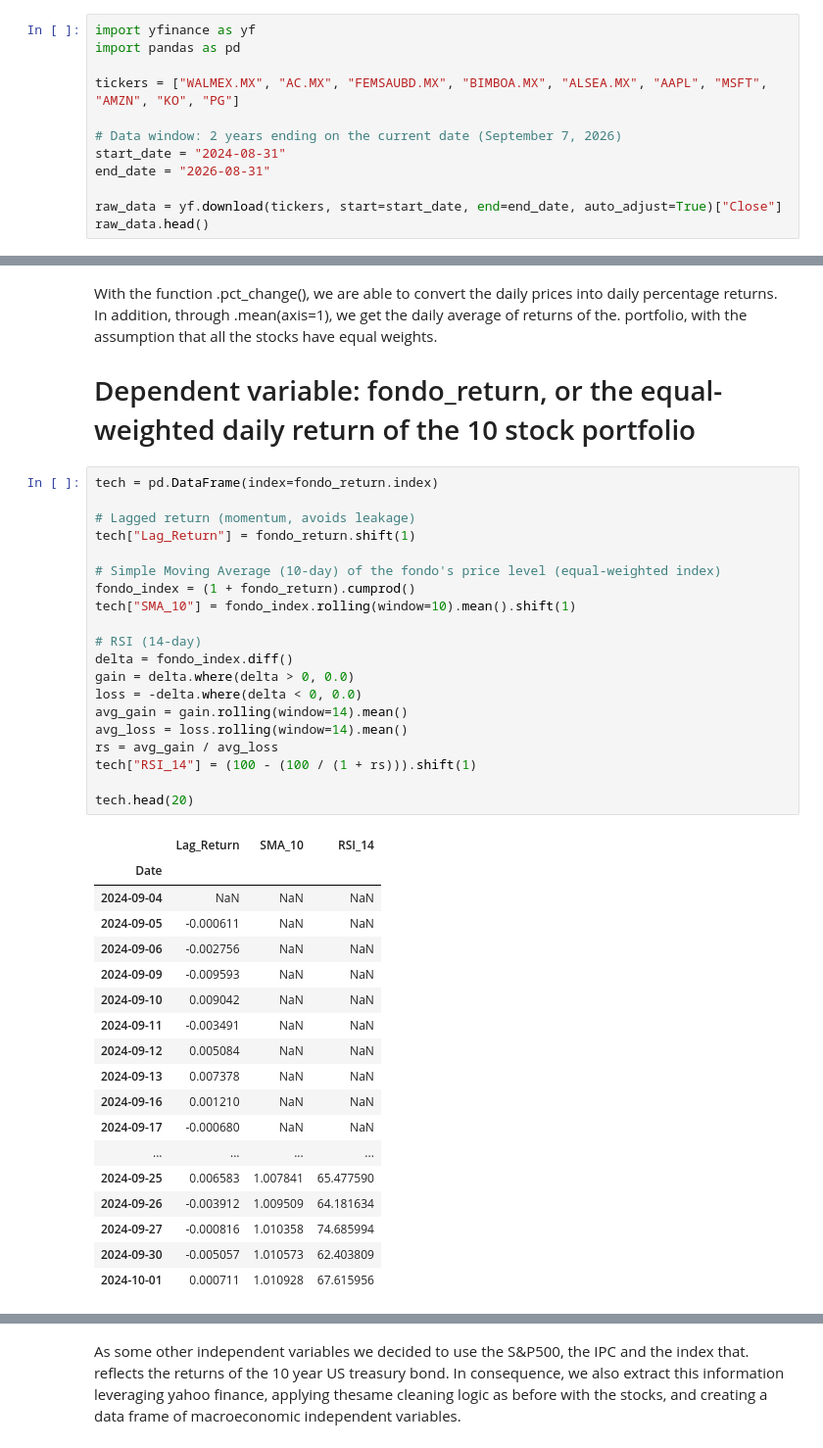
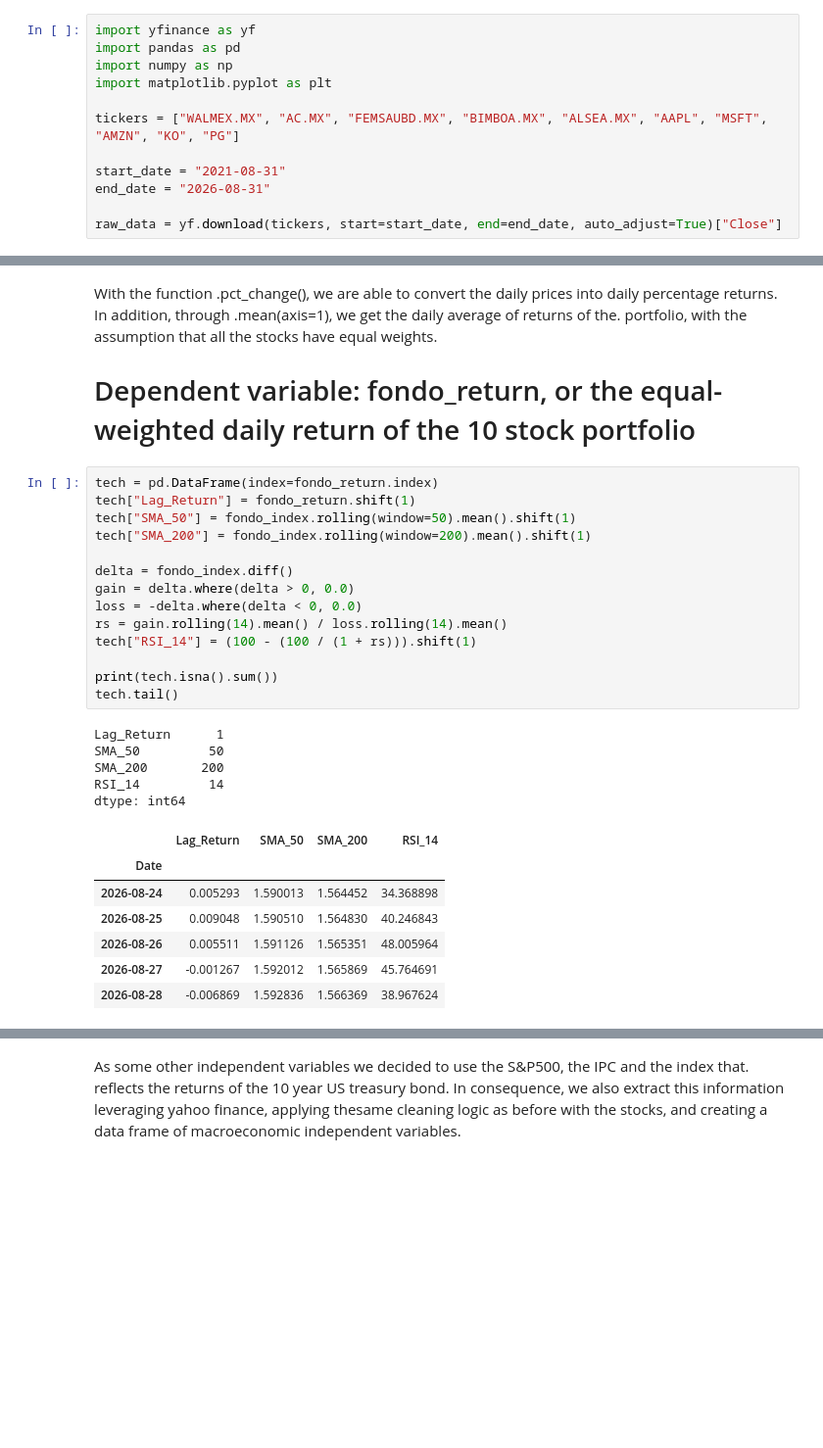
Before and after one commit to a00841144/Algorithms_Course_Repository_K, a Jupyter notebook: exercises/TEAMEVIDENCE_1.ipynb, the cells around one changed output, grey strips where cells are left out. Shown at 98% size. Saved outputs shown, nothing was run; the diff lists cells and outputs as text; blank space fills up the shorter version.

```diff
--- a/exercises/TEAMEVIDENCE_1.ipynb
+++ b/exercises/TEAMEVIDENCE_1.ipynb
@@ -5,14 +5,14 @@
 # %%
 import yfinance as yf
 import pandas as pd
+import numpy as np
+import matplotlib.pyplot as plt
 
 tickers = ["WALMEX.MX", "AC.MX", "FEMSAUBD.MX", "BIMBOA.MX", "ALSEA.MX", "AAPL", "MSFT", "AMZN", "KO", "PG"]
 
-# Data window: 2 years ending on the current date (September 7, 2026)
-start_date = "2024-08-31"
+start_date = "2021-08-31"
 end_date = "2026-08-31"
 
 raw_data = yf.download(tickers, start=start_date, end=end_date, auto_adjust=True)["Close"]
-raw_data.head()
 # %% [output]
 [*********************100%***********************]  10 of 10 completed
@@ -92,43 +78,31 @@ With the function .pct_change(), we are able to convert the daily prices into da
 # Dependent variable: fondo_return, or the equal-weighted daily return of the 10 stock portfolio
 # %%
 tech = pd.DataFrame(index=fondo_return.index)
+tech["Lag_Return"] = fondo_return.shift(1)
+tech["SMA_50"] = fondo_index.rolling(window=50).mean().shift(1)
+tech["SMA_200"] = fondo_index.rolling(window=200).mean().shift(1)
 
-# Lagged return (momentum, avoids leakage)
-tech["Lag_Return"] = fondo_return.shift(1)
-
-# Simple Moving Average (10-day) of the fondo's price level (equal-weighted index)
-fondo_index = (1 + fondo_return).cumprod()
-tech["SMA_10"] = fondo_index.rolling(window=10).mean().shift(1)
-
-# RSI (14-day)
 delta = fondo_index.diff()
 gain = delta.where(delta > 0, 0.0)
 loss = -delta.where(delta < 0, 0.0)
-avg_gain = gain.rolling(window=14).mean()
-avg_loss = loss.rolling(window=14).mean()
-rs = avg_gain / avg_loss
+rs = gain.rolling(14).mean() / loss.rolling(14).mean()
 tech["RSI_14"] = (100 - (100 / (1 + rs))).shift(1)
 
-tech.head(20)
+print(tech.isna().sum())
+tech.tail()
 # %% [output]
+Lag_Return      1
+SMA_50         50
+SMA_200       200
+RSI_14         14
+dtype: int64
-|  | Lag_Return | SMA_10 | RSI_14 |
-| Date |  |  |  |
-| 2024-09-04 | NaN | NaN | NaN |
-| 2024-09-05 | -0.000611 | NaN | NaN |
-| 2024-09-06 | -0.002756 | NaN | NaN |
-| 2024-09-09 | -0.009593 | NaN | NaN |
-| 2024-09-10 | 0.009042 | NaN | NaN |
-| 2024-09-11 | -0.003491 | NaN | NaN |
-| 2024-09-12 | 0.005084 | NaN | NaN |
-| 2024-09-13 | 0.007378 | NaN | NaN |
-| 2024-09-16 | 0.001210 | NaN | NaN |
-| 2024-09-17 | -0.000680 | NaN | NaN |
-| ... | ... | ... | ... |
-| 2024-09-25 | 0.006583 | 1.007841 | 65.477590 |
-| 2024-09-26 | -0.003912 | 1.009509 | 64.181634 |
-| 2024-09-27 | -0.000816 | 1.010358 | 74.685994 |
-| 2024-09-30 | -0.005057 | 1.010573 | 62.403809 |
-| 2024-10-01 | 0.000711 | 1.010928 | 67.615956 |
+|  | Lag_Return | SMA_50 | SMA_200 | RSI_14 |
+| Date |  |  |  |  |
+| 2026-08-24 | 0.005293 | 1.590013 | 1.564452 | 34.368898 |
+| 2026-08-25 | 0.009048 | 1.590510 | 1.564830 | 40.246843 |
+| 2026-08-26 | 0.005511 | 1.591126 | 1.565351 | 48.005964 |
+| 2026-08-27 | -0.001267 | 1.592012 | 1.565869 | 45.764691 |
+| 2026-08-28 | -0.006869 | 1.592836 | 1.566369 | 38.967624 |
 # %% [markdown]
 Through .shift(1), we built an initial independent variable, we moved every value ofthe portfolio or fund returns down one row, so now any given date showsyesterdays return, this to keep it realistic. In order to use information that already existed to predict the next day.
 
```
Also changed, not shown: parts of 12 cells of this notebook, 4 other files.
